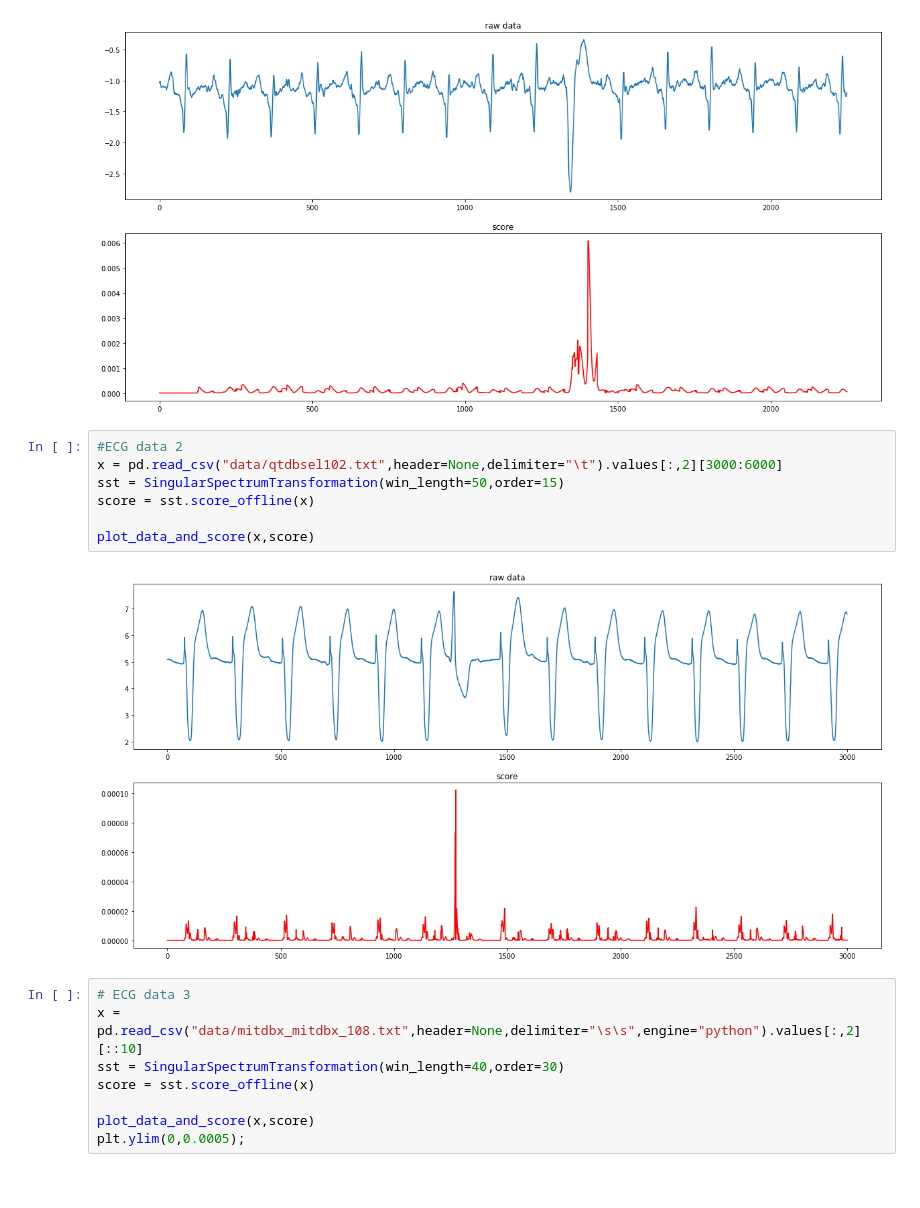
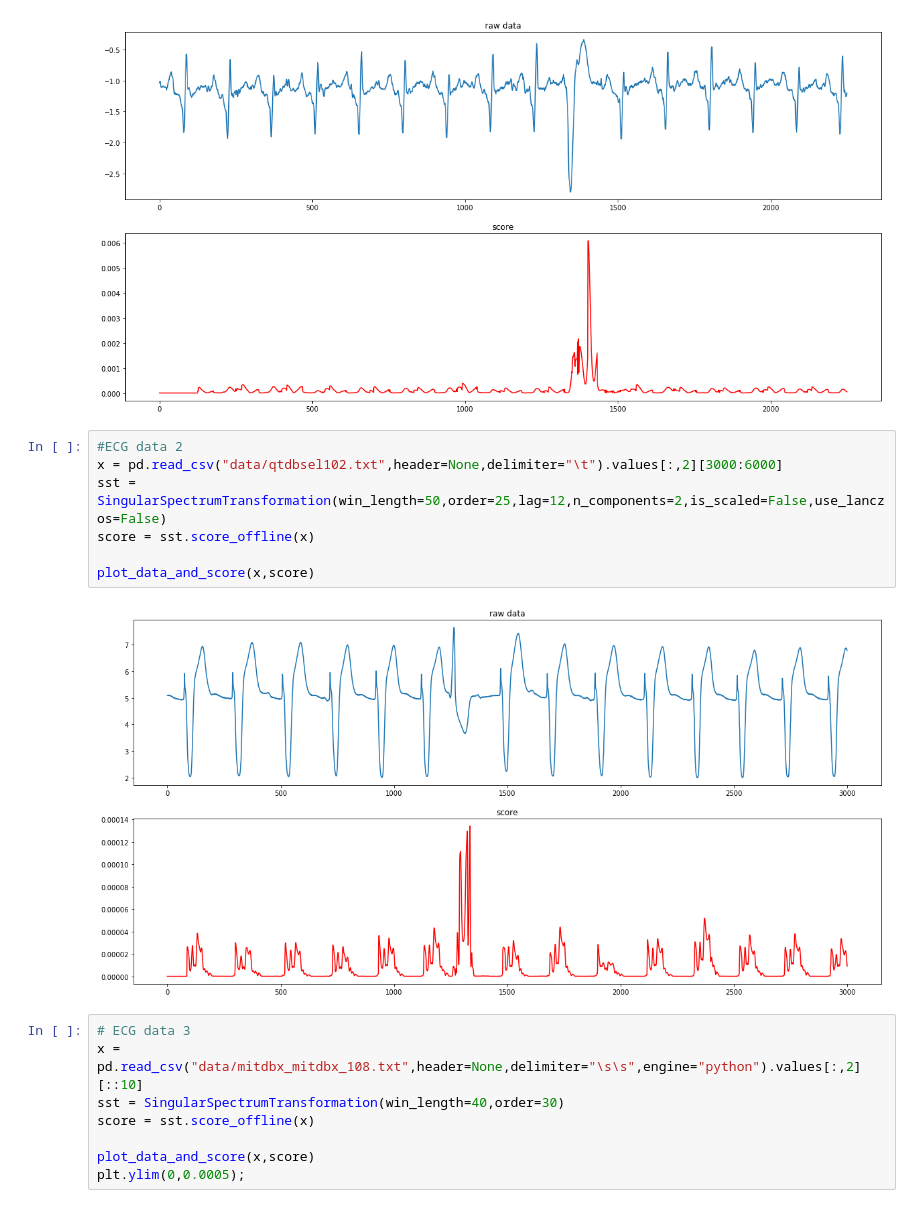
Before and after one commit to statefb/singular-spectrum-transformation, a Jupyter notebook: example/examples.ipynb, the cells around one changed output. Cells and saved outputs as stored; diff of their text form.

```diff
--- a/example/examples.ipynb
+++ b/example/examples.ipynb
@@ -56,12 +55,12 @@ plot_data_and_score(x,score)
 # %%
 #ECG data 2
 x = pd.read_csv("data/qtdbsel102.txt",header=None,delimiter="\t").values[:,2][3000:6000]
-sst = SingularSpectrumTransformation(win_length=50,order=15)
+sst = SingularSpectrumTransformation(win_length=50,order=25,lag=12,n_components=2,is_scaled=False,use_lanczos=False)
 score = sst.score_offline(x)
 
 plot_data_and_score(x,score)
 # %% [output]
-[figure, old version]
+[figure, new version]
 # %%
 # ECG data 3
 x = pd.read_csv("data/mitdbx_mitdbx_108.txt",header=None,delimiter="\s\s",engine="python").values[:,2][::10]
```
Also changed, not shown: parts of 1 cell of this notebook, 3 other files.
